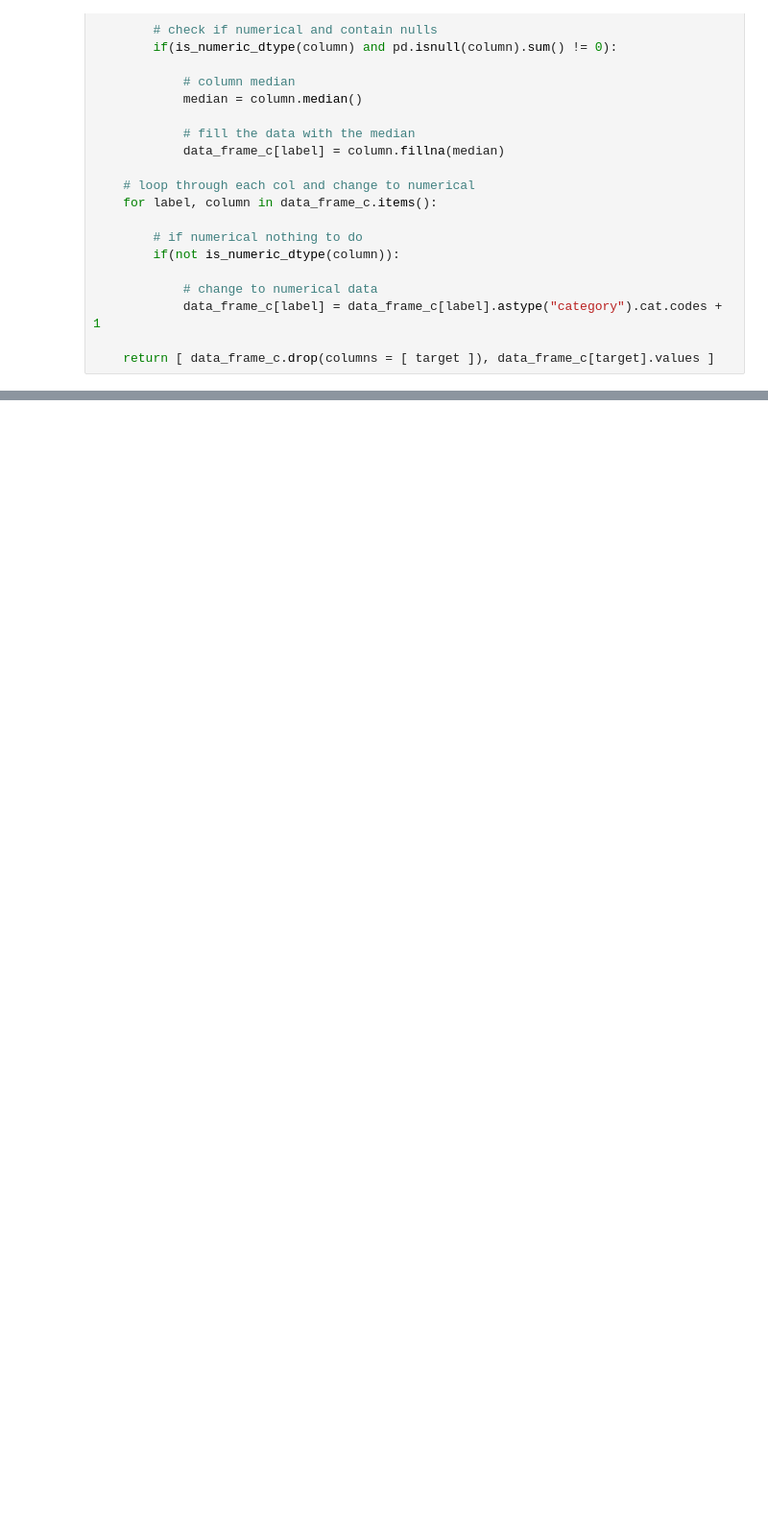
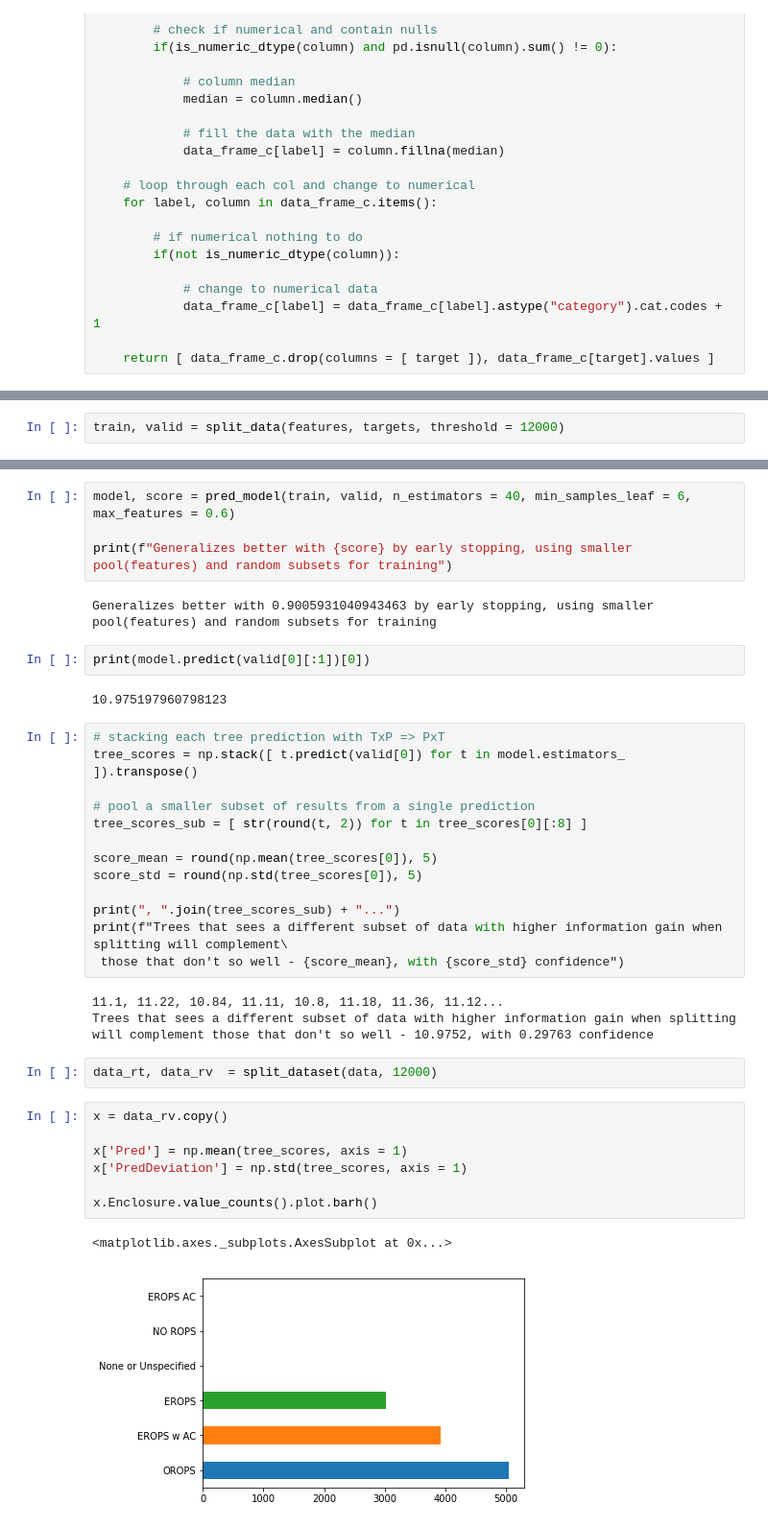
Before and after one commit to DomainFlag/DataScienceNotes, a Jupyter notebook: auction_sale_price/auction_sale_price.ipynb, the cells around one changed output, grey strips where cells are left out. Shown: that part at 96% size. Saved outputs shown, nothing was run; the diff lists cells and outputs as text; blank space fills up the shorter version.

```diff
--- a/auction_sale_price/auction_sale_price.ipynb
+++ b/auction_sale_price/auction_sale_price.ipynb
@@ -178,0 +163,2 @@ Training coef - 0.9555833984930092       Validation coef - 0.9033450381266753
+# %%
+train, valid = split_data(features, targets, threshold = 12000)
@@ -178,0 +171,38 @@ Training coef - 0.9555833984930092       Validation coef - 0.9033450381266753
+# %%
+model, score = pred_model(train, valid, n_estimators = 40, min_samples_leaf = 6, max_features = 0.6)
+
+print(f"Generalizes better with {score} by early stopping, using smaller pool(features) and random subsets for training")
+# %% [output]
+Generalizes better with 0.9005931040943463 by early stopping, using smaller pool(features) and random subsets for training
+# %%
+print(model.predict(valid[0][:1])[0])
+# %% [output]
+10.975197960798123
+# %%
+# stacking each tree prediction with TxP => PxT
+tree_scores = np.stack([ t.predict(valid[0]) for t in model.estimators_ ]).transpose()
+
+# pool a smaller subset of results from a single prediction
+tree_scores_sub = [ str(round(t, 2)) for t in tree_scores[0][:8] ]
+
+score_mean = round(np.mean(tree_scores[0]), 5)
+score_std = round(np.std(tree_scores[0]), 5)
+
+print(", ".join(tree_scores_sub) + "...")
+print(f"Trees that sees a different subset of data with higher information gain when splitting will complement\
+ those that don't so well - {score_mean}, with {score_std} confidence")
+# %% [output]
+11.1, 11.22, 10.84, 11.11, 10.8, 11.18, 11.36, 11.12...
+Trees that sees a different subset of data with higher information gain when splitting will complement those that don't so well - 10.9752, with 0.29763 confidence
+# %%
+data_rt, data_rv  = split_dataset(data, 12000)
+# %%
+x = data_rv.copy()
+
+x['Pred'] = np.mean(tree_scores, axis = 1)
+x['PredDeviation'] = np.std(tree_scores, axis = 1)
+
+x.Enclosure.value_counts().plot.barh()
+# %% [output]
+<matplotlib.axes._subplots.AxesSubplot at 0x...>
+[figure, added]
```
Also changed, not shown: parts of 47 cells of this notebook.
